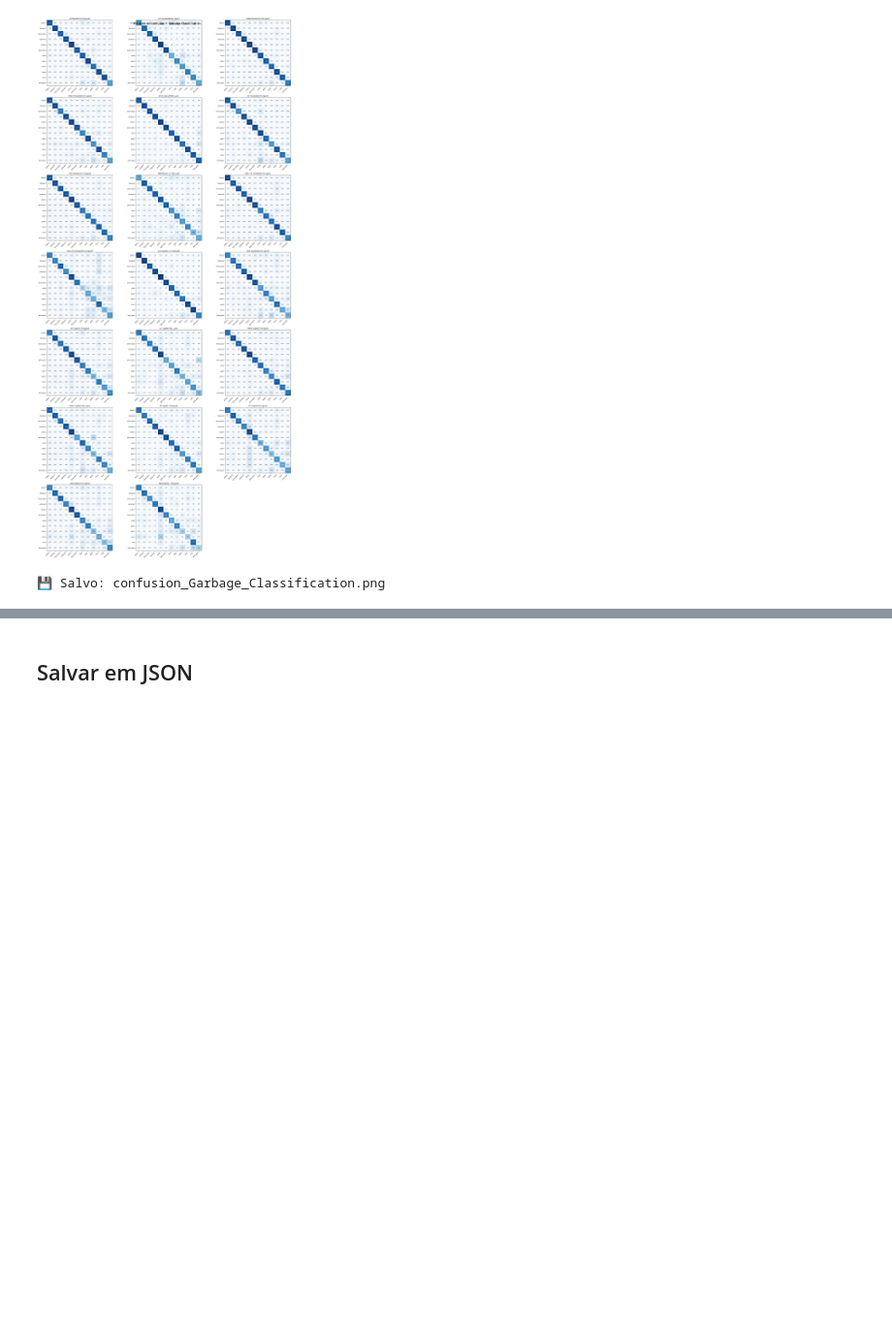
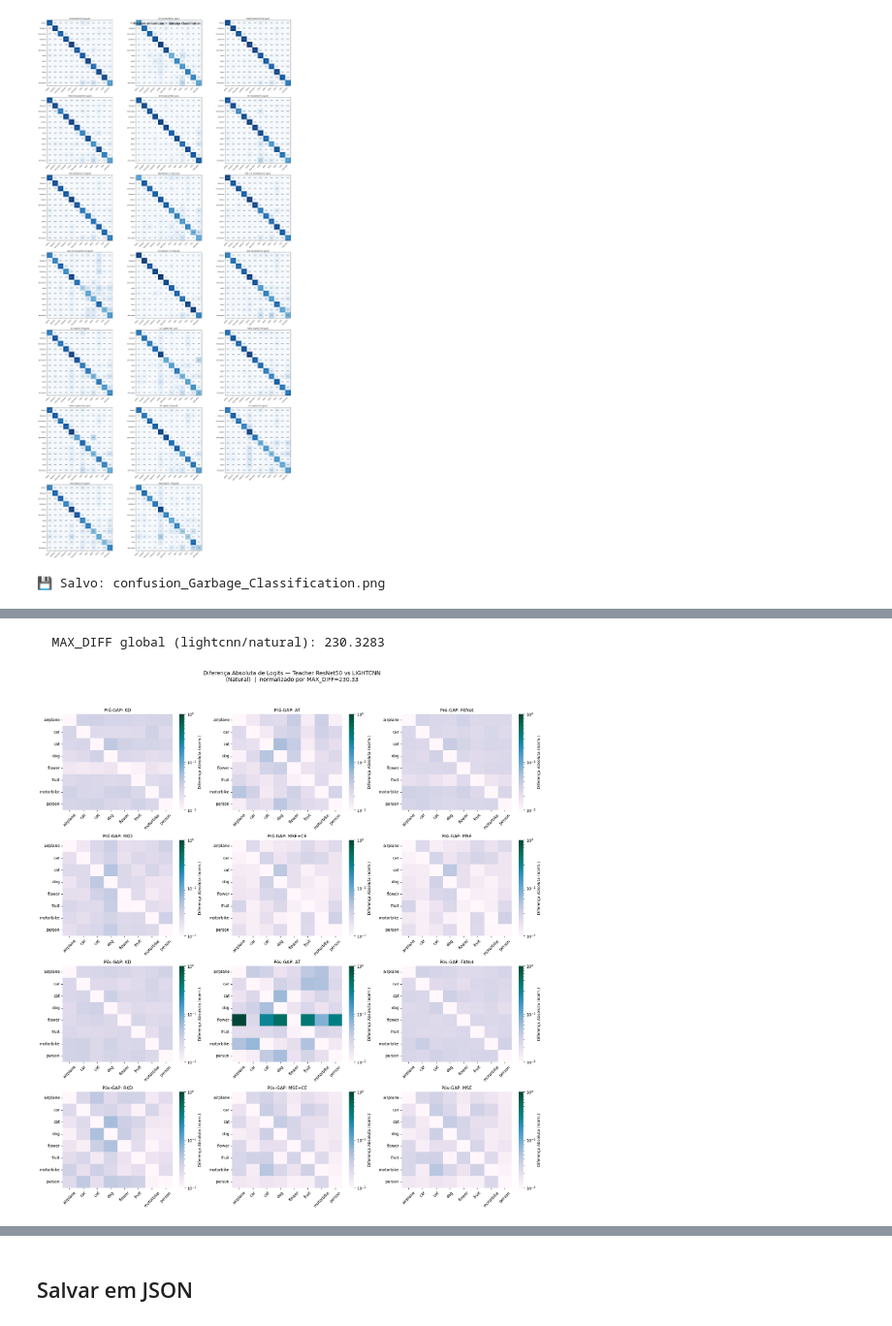
Before and after one commit to maiaraujo/MO434-KD-ProjetoFinal, a Jupyter notebook: MO434_Analise_Comparativa_Modelos.ipynb, the cells around one changed output, grey strips where cells are left out. Shown at 97% size. Drawn from its saved outputs; the diff is of its cells as text; code cells hidden in the pictures; blank space fills up the shorter version.

```diff
--- a/MO434_Analise_Comparativa_Modelos.ipynb
+++ b/MO434_Analise_Comparativa_Modelos.ipynb
@@ -1585,0 +1709,10 @@ print_summary(results_nat, results_garb)
+# %%
+# Gera a matriz
+for backbone in ["lightcnn"]:
+    for dataset, classes in [("natural", classes_nat)]:
+        plot_logit_comparison(dataset, backbone, classes,
+                              logit_cache, teacher_mat,
+                              MODELS_CONFIG, METHOD_ORDER)
+# %% [output]
+  MAX_DIFF global (lightcnn/natural): 230.3283
+[figure, added]
```
Also changed, not shown: parts of 16 cells of this notebook, 1 other file.
